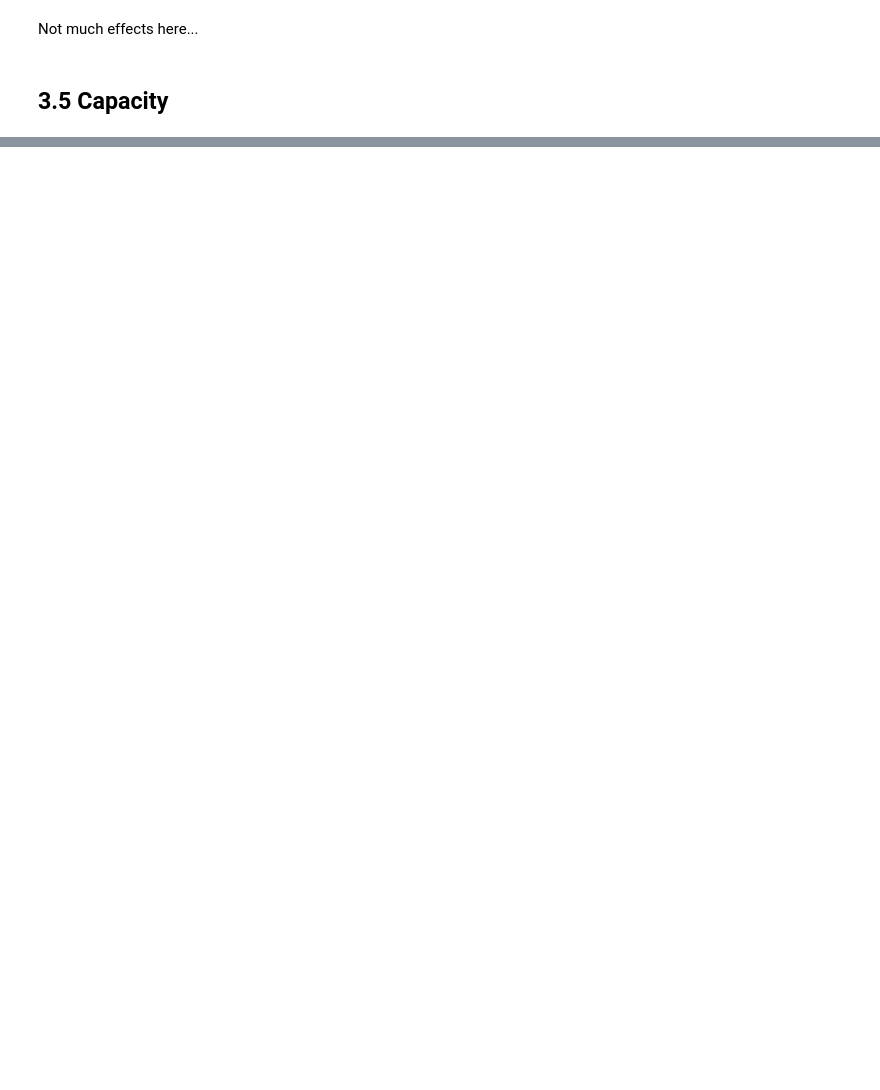
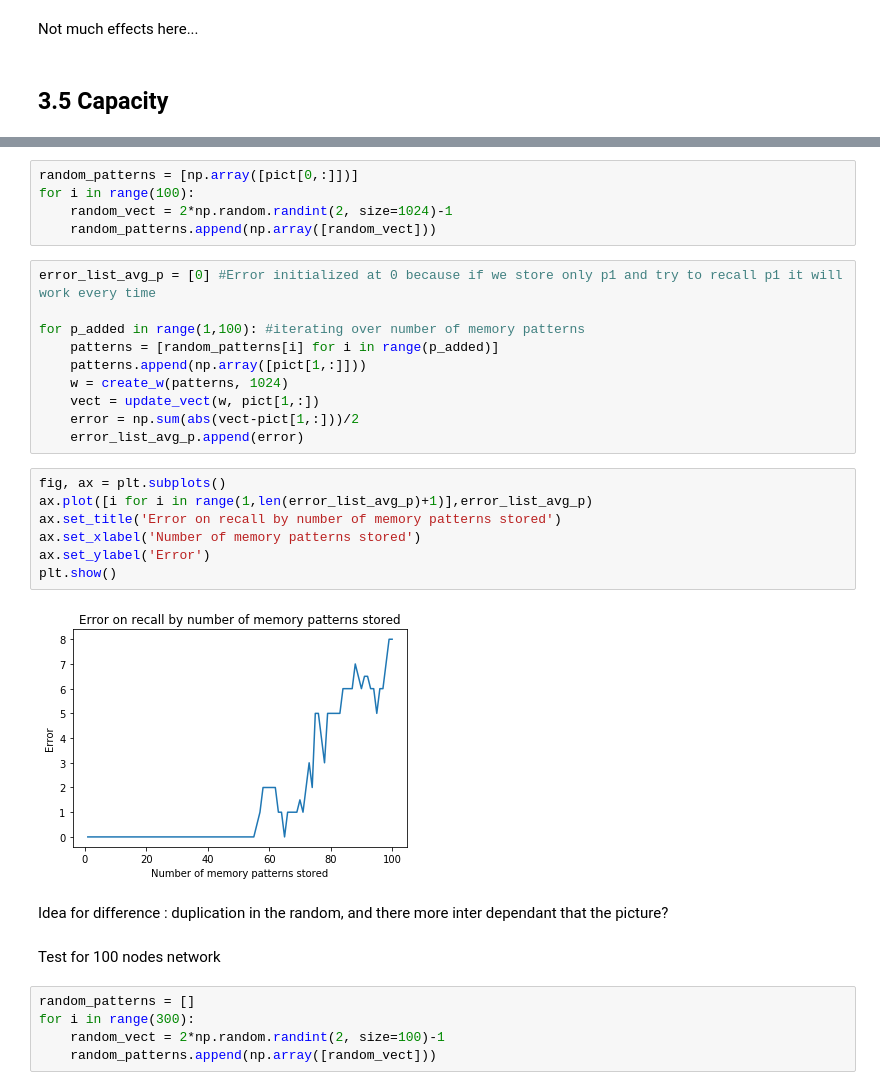
Before and after one commit to romainrey/ANN_DD2437, a Jupyter notebook: Labs_Code/Lab3/Lab3 Romain.ipynb, the cells around one changed output, grey strips where cells are left out. Cells and saved outputs as stored; diff of their text form; blank space fills up the shorter version.

```diff
--- a/Labs_Code/Lab3/Lab3 Romain.ipynb
+++ b/Labs_Code/Lab3/Lab3 Romain.ipynb
@@ -405,0 +429,33 @@ Not much effects here...
+# %%
+random_patterns = [np.array([pict[0,:]])]
+for i in range(100):
+    random_vect = 2*np.random.randint(2, size=1024)-1
+    random_patterns.append(np.array([random_vect]))
+# %%
+error_list_avg_p = [0] #Error initialized at 0 because if we store only p1 and try to recall p1 it will work every time
+
+for p_added in range(1,100): #iterating over number of memory patterns
+    patterns = [random_patterns[i] for i in range(p_added)]
+    patterns.append(np.array([pict[1,:]]))
+    w = create_w(patterns, 1024)
+    vect = update_vect(w, pict[1,:])
+    error = np.sum(abs(vect-pict[1,:]))/2
+    error_list_avg_p.append(error)
+# %%
+fig, ax = plt.subplots()
+ax.plot([i for i in range(1,len(error_list_avg_p)+1)],error_list_avg_p)
+ax.set_title('Error on recall by number of memory patterns stored')
+ax.set_xlabel('Number of memory patterns stored')
+ax.set_ylabel('Error')
+plt.show()
+# %% [output]
+[figure, added]
+# %% [markdown]
+Idea for difference : duplication in the random, and there more inter dependant that the picture?
+# %% [markdown]
+Test for 100 nodes network
+# %%
+random_patterns = []
+for i in range(300):
+    random_vect = 2*np.random.randint(2, size=100)-1
+    random_patterns.append(np.array([random_vect]))
```
Also changed, not shown: parts of 28 cells of this notebook.
